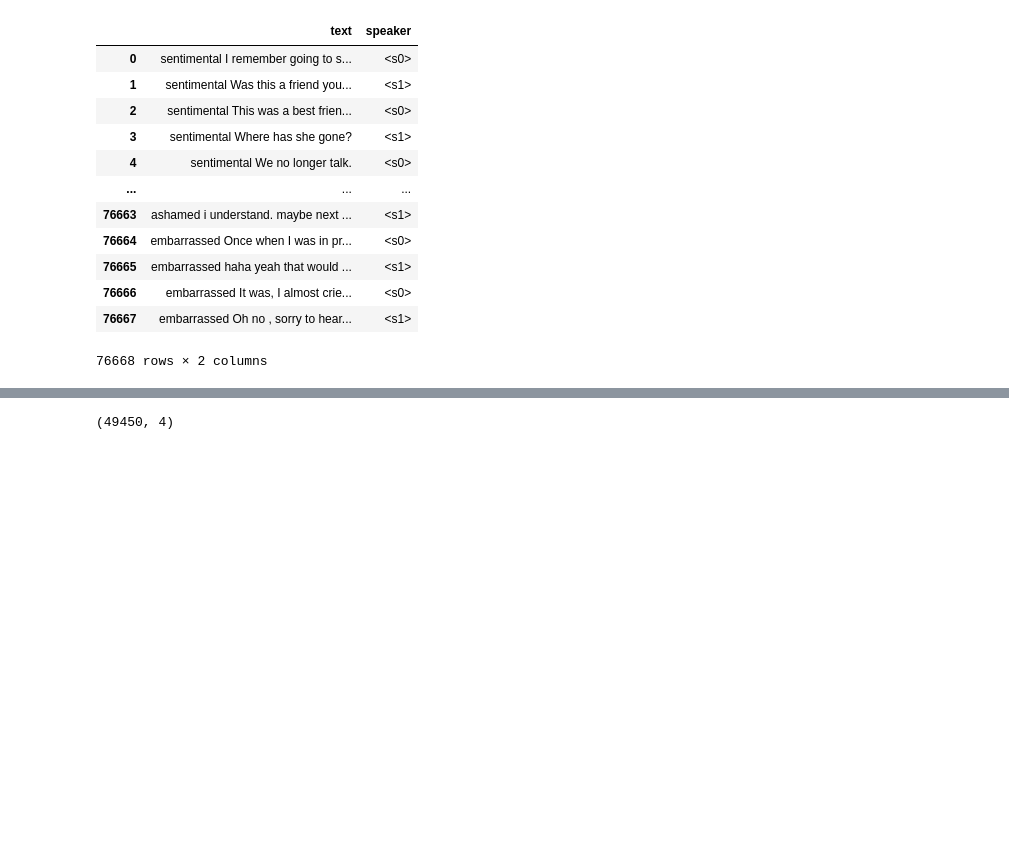
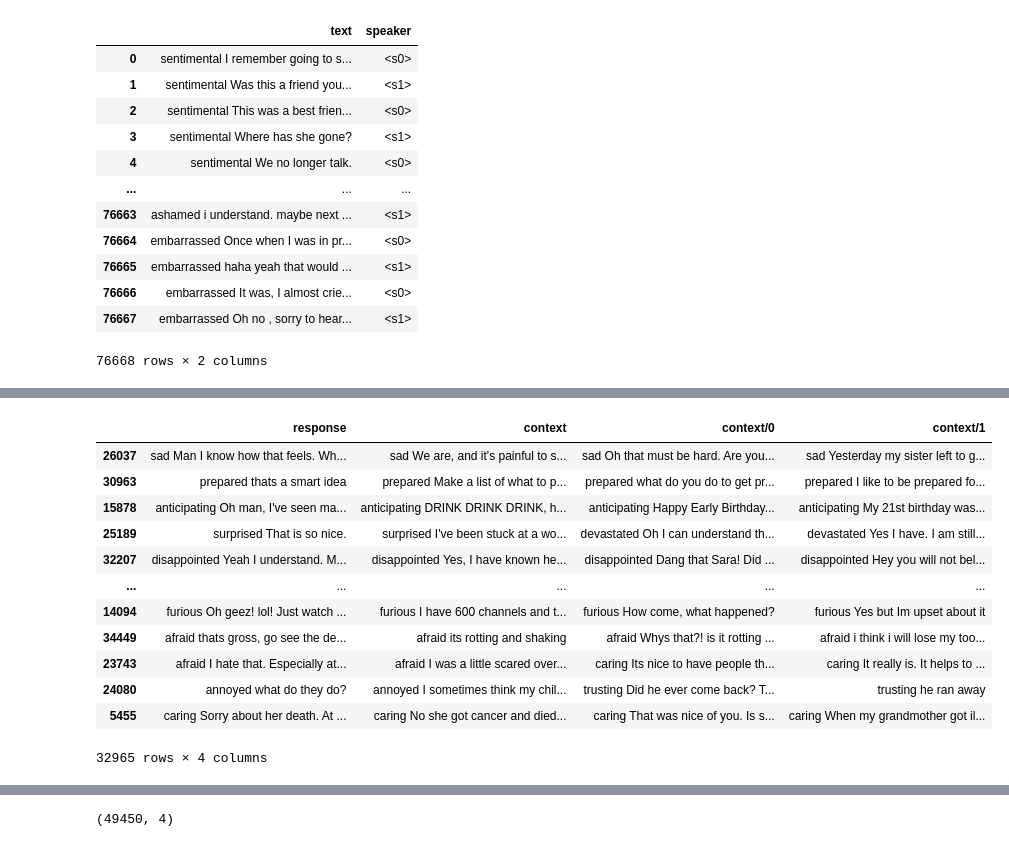
Before and after one commit to SolipsisAI/research, a Jupyter notebook: notebooks/ed-dialogueset.ipynb, the cells around one changed output, grey strips where cells are left out. Cells and saved outputs as stored; diff of their text form; code cells hidden in the pictures; blank space fills up the shorter version.

```diff
--- a/notebooks/ed-dialogueset.ipynb
+++ b/notebooks/ed-dialogueset.ipynb
@@ -345,3 +383,19 @@ preprocessed_df
 # %%
 df_trn, df_val = prepare_data(data=preprocessed_df, filter_by="speaker==<s1>")
+# %%
+df_trn
+# %% [output]
+|  | response | context | context/0 | context/1 |
+| 26037 | sad Man I know how that feels. Wh... | sad We are, and it's painful to s... | sad Oh that must be hard. Are you... | sad Yesterday my sister left to g... |
+| 30963 | prepared thats a smart idea | prepared Make a list of what to p... | prepared what do you do to get pr... | prepared I like to be prepared fo... |
+| 15878 | anticipating Oh man, I've seen ma... | anticipating DRINK DRINK DRINK, h... | anticipating Happy Early Birthday... | anticipating My 21st birthday was... |
+| 25189 | surprised That is so nice. | surprised I've been stuck at a wo... | devastated Oh I can understand th... | devastated Yes I have. I am still... |
+| 32207 | disappointed Yeah I understand. M... | disappointed Yes, I have known he... | disappointed Dang that Sara! Did ... | disappointed Hey you will not bel... |
+| ... | ... | ... | ... | ... |
+| 14094 | furious Oh geez! lol! Just watch ... | furious I have 600 channels and t... | furious How come, what happened? | furious Yes but Im upset about it |
+| 34449 | afraid thats gross, go see the de... | afraid its rotting and shaking | afraid Whys that?! is it rotting ... | afraid i think i will lose my too... |
+| 23743 | afraid I hate that. Especially at... | afraid I was a little scared over... | caring Its nice to have people th... | caring It really is. It helps to ... |
+| 24080 | annoyed what do they do? | annoyed I sometimes think my chil... | trusting Did he ever come back? T... | trusting he ran away |
+| 5455 | caring Sorry about her death. At ... | caring No she got cancer and died... | caring That was nice of you. Is s... | caring When my grandmother got il... |
+32965 rows × 4 columns
 # %%
```
Also changed, not shown: parts of 4 cells of this notebook, 3 other files.
